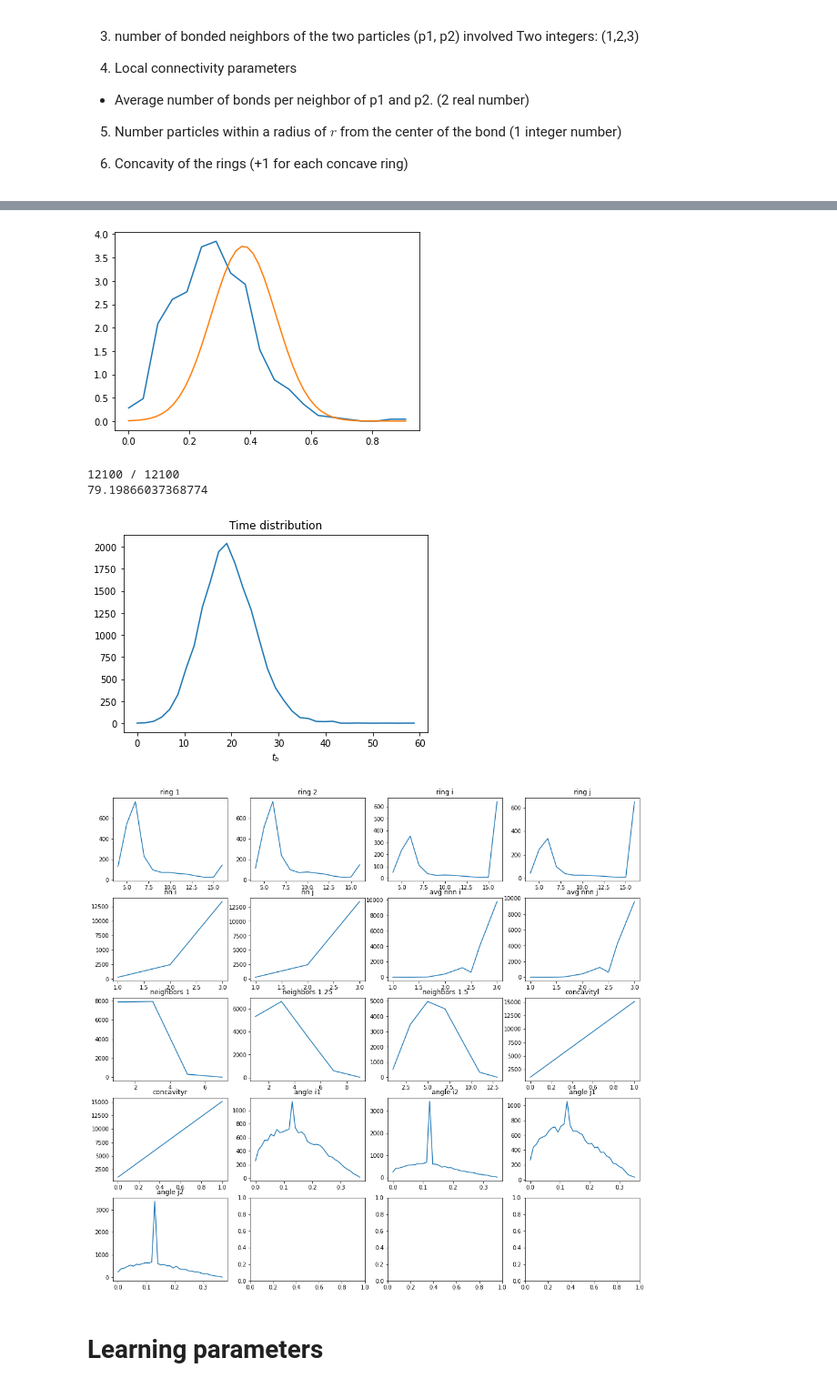
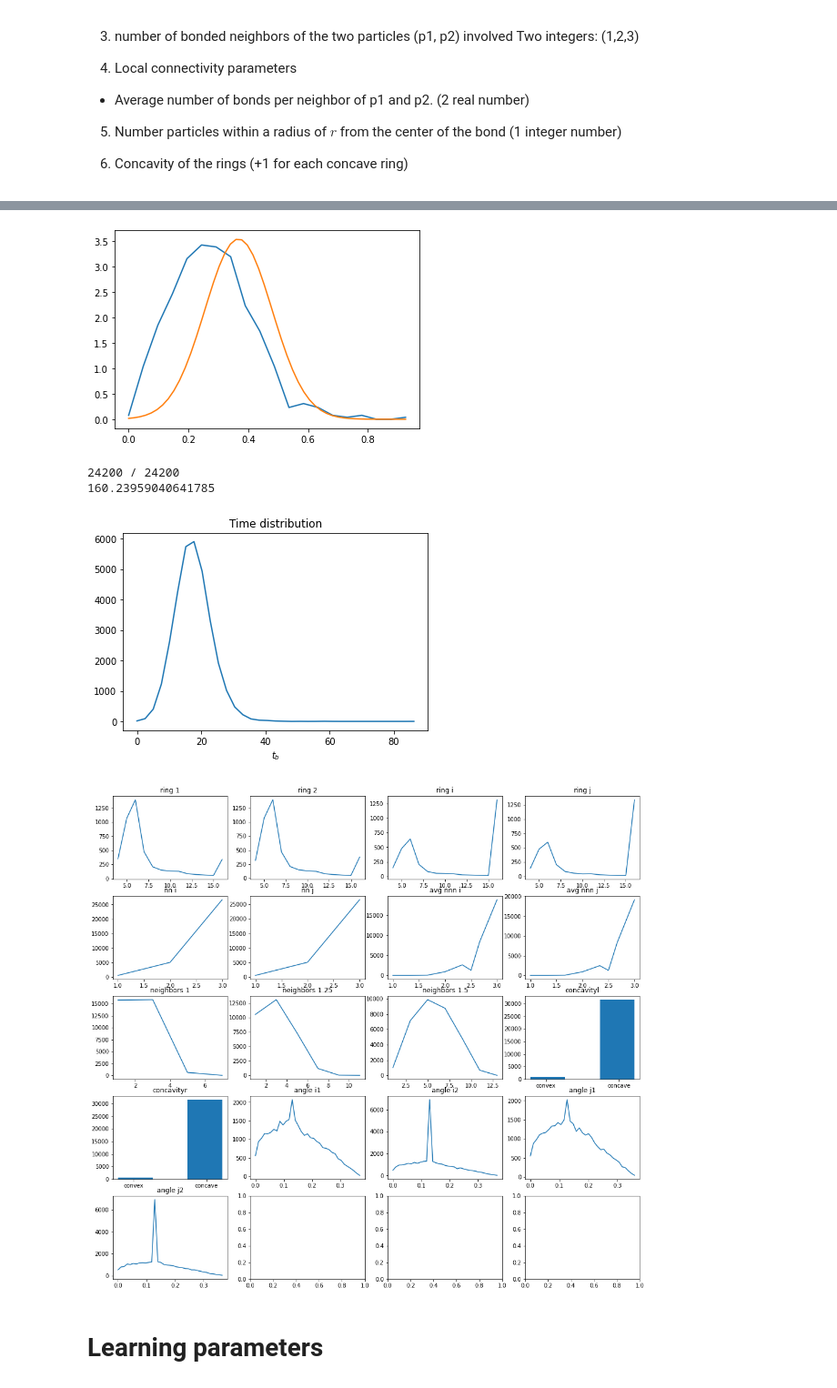
Before and after one commit to Simone7monaco/PatchyParticles, a Jupyter notebook: MULTI_OrderParameters.ipynb, the cells around one changed output, grey strips where cells are left out. Shown at 91% size. Cells and saved outputs as stored; diff of their text form; code cells hidden in the pictures.

```diff
--- a/MULTI_OrderParameters.ipynb
+++ b/MULTI_OrderParameters.ipynb
@@ -34,7 +34,7 @@ events=[]
 C=[]
 d=75; e=500
 
-multis=range(25)
+multis=range(50)
 for i in multis:
     sname="MULTI_484/S."+str(d)+"."+str(e)+"/snap."+str(d)+"."+str(e)+"."+str(i)+".patch"
     tname="MULTI_484/T."+str(d)+"."+str(e)+"/bl."+str(d)+"."+str(e)+"."+str(i)+".dat"
@@ -243,7 +243,7 @@ plt.plot(xe, he[0])
 plt.plot(xe2, np.exp(-(xe2-m)**2/(2*v))/np.sqrt(2*np.pi*v))
 plt.show()
 # %% [output]
-[figure, old version]
+[figure, new version]
 # %%
 X = [[-1*np.ones(17) for i in range(len(edgelist[snap]))] for snap in multis]
 t0= tm.time()
@@ -306,8 +306,8 @@ for snap in multis:
 
 print(tm.time()-t0)
 # %% [output]
-12100 / 12100
-79.19866037368774
+24200 / 24200
+160.23959040641785
 # %%
 X0=np.array(X[0])
 y0=np.array(y[0])
@@ -325,7 +325,7 @@ plt.title("Time distribution")
 plt.xlabel("$t_b$")
 plt.show()
 # %% [output]
-[figure, old version]
+[figure, new version]
 # %%
 def cleanx(x):
     return 16 if (x==0 or x>15) else x
@@ -334,21 +334,26 @@ X[:, 0:4]=[[cleanx(i) for i in x] for x in X[:, 0:4]]
 # %%
 labels=["ring 1", "ring 2", "ring i", "ring j", "nn i", "nn j", "avg nnn i", "avg nnn j", "neighbors 1", "neighbors 1.25", "neighbors 1.5", "concavityl", "concavityr", "angle i1", "angle i2", "angle j1", "angle j2", "TIME"]
 
 fig, ax = plt.subplots(5,4, figsize=(17,16))
 for s in range(X.shape[1]):
     if s<13:
         l,occ = np.unique(X[:,s], return_counts=True)
     else:
         H=np.histogram(X[:,s], bins=35)
         l, occ = np.linspace(0, H[1][-1], H[0].size), H[0]
     if s<4: occ[1:]=occ[1:]/l[1:]
 
-    ax[s//4][s%4].plot(l, occ)
+    if s==11 or s==12:
+        ax[s//4][s%4].hist(X[:,s], bins=3)
+        ax[s//4][s%4].set_xticks([0.15,.85])
+        ax[s//4][s%4].set_xticklabels(["convex", "concave"])
+    else:
+        ax[s//4][s%4].plot(l, occ)
     ax[s//4][s%4].set_title(labels[s])
 
 plt.show()
 # %% [output]
-[figure, old version]
+[figure, new version]
 # %% [markdown]
 # Learning parameters
 # %%
```
Also changed, not shown: parts of 12 cells of this notebook.
